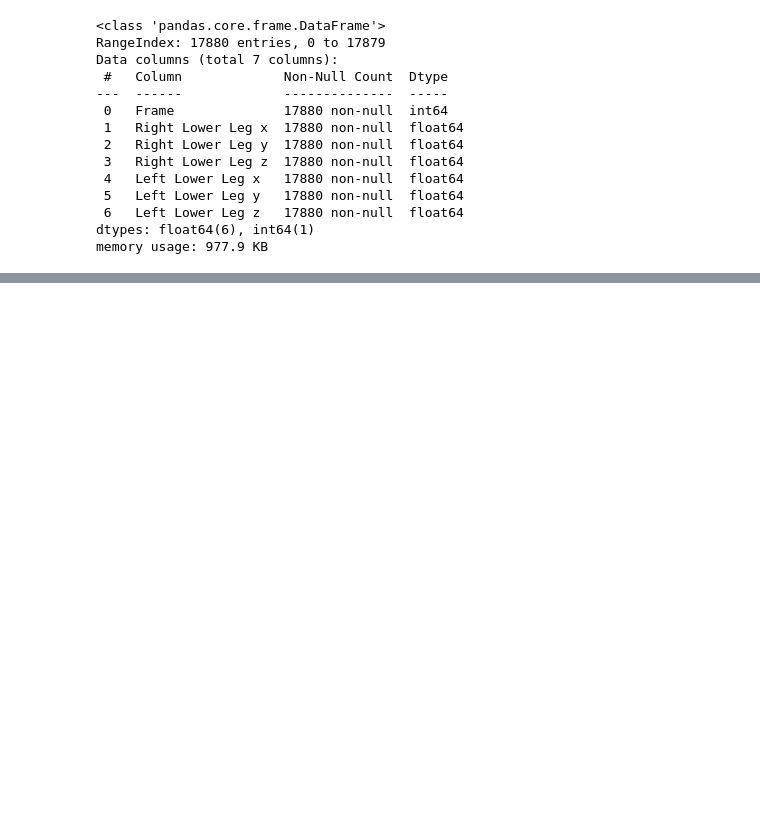
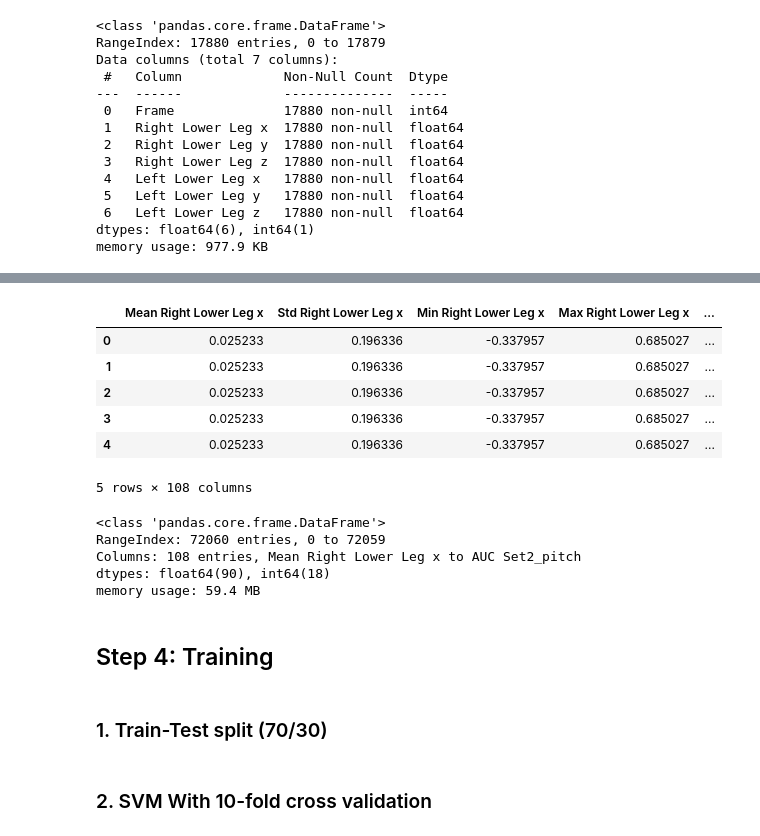
Before and after one commit to heyyytamvo/COS40007, a Jupyter notebook: Week3Portfolio/Portfolio_Week3.ipynb, the cells around one changed output, grey strips where cells are left out. Drawn from its saved outputs; the diff is of its cells as text; code cells hidden in the pictures; blank space fills up the shorter version.

```diff
--- a/Week3Portfolio/Portfolio_Week3.ipynb
+++ b/Week3Portfolio/Portfolio_Week3.ipynb
@@ -124,0 +248,48 @@ memory usage: 4.4 MB
+# %%
+# Function to compute the number of peaks in a group
+def count_peaks(group, feature):
+    peaks, _ = find_peaks(group[feature])
+    return len(peaks)
+
+columns = [ 'Right Lower Leg x', 'Right Lower Leg y', 'Right Lower Leg z',
+       'Left Lower Leg x', 'Left Lower Leg y', 'Left Lower Leg z',
+       'Set1_rms_x_y', 'Set1_rms_y_z', 'Set1_rms_z_x', 'Set1_rms_x_y_z',
+       'Set1_roll', 'Set1_pitch', 'Set2_rms_x_y', 'Set2_rms_y_z',
+       'Set2_rms_z_x', 'Set2_rms_x_y_z', 'Set2_roll', 'Set2_pitch' ]
+
+myData = pd.DataFrame()
+
+for feature in columns:
+    # Calculate various statistics for every 60 records
+    myData[f'Mean {feature}'] = dataset_df.groupby(dataset_df.index // 60)[feature].transform('mean')
+    myData[f'Std {feature}'] = dataset_df.groupby(dataset_df.index // 60)[feature].transform('std')
+    myData[f'Min {feature}'] = dataset_df.groupby(dataset_df.index // 60)[feature].transform('min')
+    myData[f'Max {feature}'] = dataset_df.groupby(dataset_df.index // 60)[feature].transform('max')
+    # Calculate number of peaks for each group
+    peaks = dataset_df.groupby(dataset_df.index // 60).apply(lambda g: count_peaks(g, feature))
+    # Align peaks with the original DataFrame size
+    myData[f'Num Peaks {feature}'] = dataset_df.index.to_series().map(lambda x: peaks[x // 60])
+
+    myData[f'AUC {feature}'] = np.cumsum(dataset_df[feature]) - np.concatenate(([0], np.cumsum(np.diff(dataset_df[feature])/2)), axis=0)
+# %%
+myData.head()
+# %% [output]
+|  | Mean Right Lower Leg x | Std Right Lower Leg x | Min Right Lower Leg x | Max Right Lower Leg x | ... |
+| 0 | 0.025233 | 0.196336 | -0.337957 | 0.685027 | ... |
+| 1 | 0.025233 | 0.196336 | -0.337957 | 0.685027 | ... |
+| 2 | 0.025233 | 0.196336 | -0.337957 | 0.685027 | ... |
+| 3 | 0.025233 | 0.196336 | -0.337957 | 0.685027 | ... |
+| 4 | 0.025233 | 0.196336 | -0.337957 | 0.685027 | ... |
+5 rows × 108 columns
+# %%
+myData.info()
+# %% [output]
+<class 'pandas.core.frame.DataFrame'>
+RangeIndex: 72060 entries, 0 to 72059
+Columns: 108 entries, Mean Right Lower Leg x to AUC Set2_pitch
+dtypes: float64(90), int64(18)
+memory usage: 59.4 MB
+# %% [markdown]
+## Step 4: Training
+# %% [markdown]
+### 1. Train-Test split (70/30)
@@ -124,0 +303,2 @@ memory usage: 4.4 MB
+# %% [markdown]
+### 2. SVM With 10-fold cross validation
```
Also changed, not shown: parts of 35 cells of this notebook, 1 other file.
